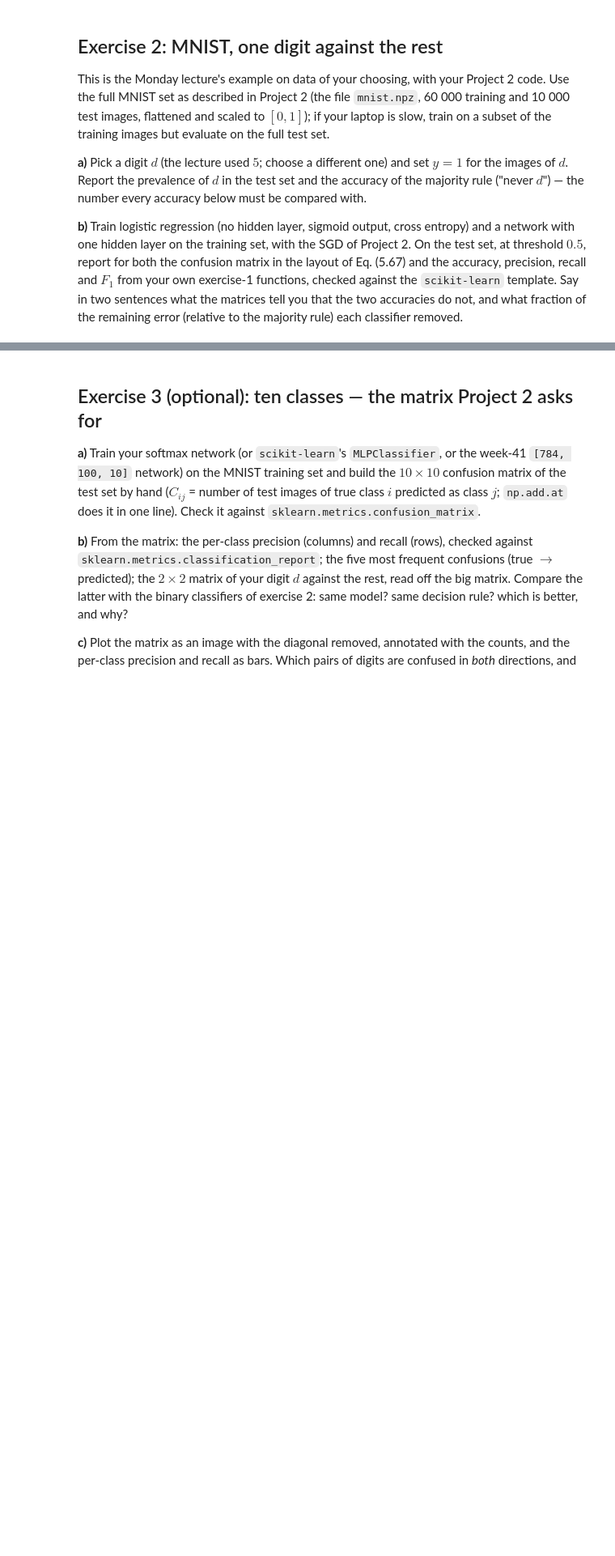
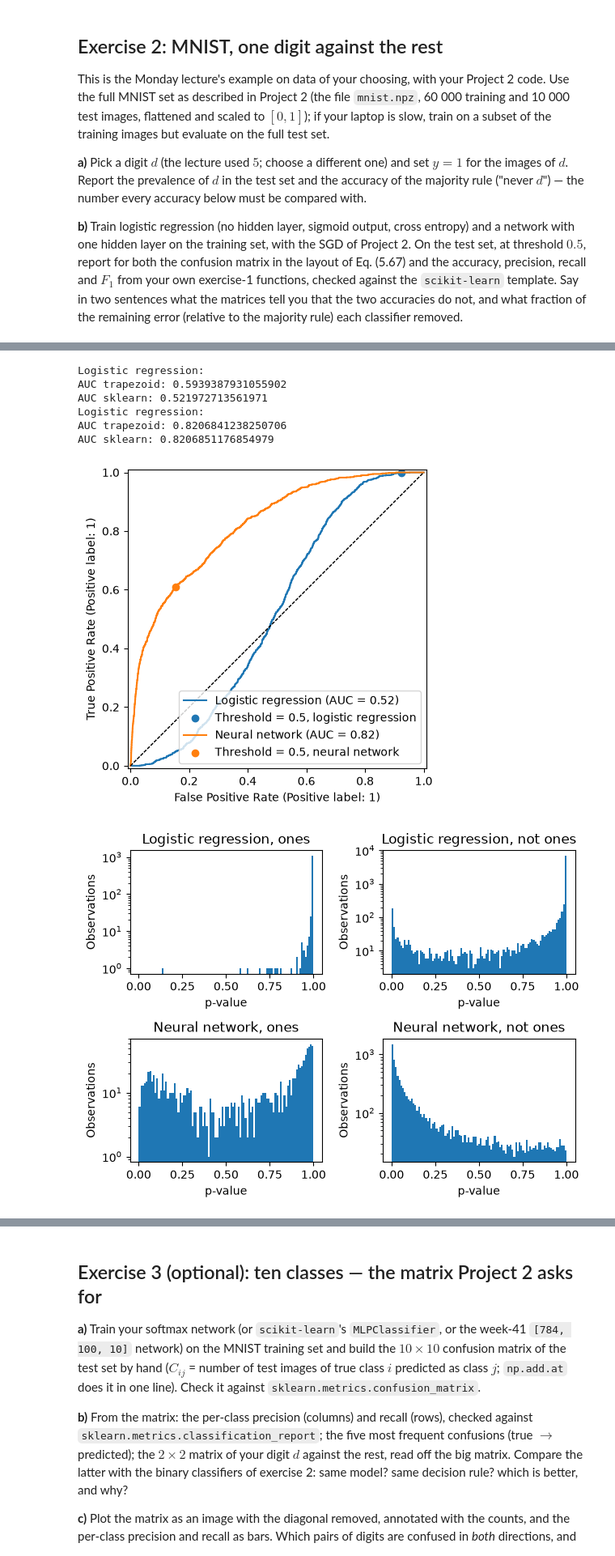
Before and after one commit to leanderlindgren/fys-stk4155_exercises, a Jupyter notebook: exercisesweek43.ipynb, the cells around one changed output, grey strips where cells are left out. Shown at 81% size. Drawn from its saved outputs; the diff is of its cells as text; code cells hidden in the pictures; blank space fills up the shorter version.

```diff
--- a/exercisesweek43.ipynb
+++ b/exercisesweek43.ipynb
@@ -468,0 +481,77 @@ you call the difference between your two classifiers significant?
+# %%
+fig, ax = plt.subplots()
+RocCurveDisplay.from_predictions(y_test, p_test_logreg.copy(), ax=ax, name="Logistic regression")
+ax.plot([0, 1], [0, 1], "k--", lw=0.8)
+ax.scatter(FPR_05_logreg, TPR_05_logreg, label="Threshold = 0.5, logistic regression")
+
+FPR, TPR = roc_curve(y_test, p_test_logreg)
+AUC_trap = auc_trapezoid(FPR, TPR)
+AUC_sklearn = roc_auc_score(y_test, p_test_logreg)
+
+print("Logistic regression:")
+print(f"AUC trapezoid: {AUC_trap}")
+print(f"AUC sklearn: {AUC_sklearn}")
+
+RocCurveDisplay.from_predictions(y_test, p_test_nn.copy(), ax=ax, name="Neural network")
+ax.plot([0, 1], [0, 1], "k--", lw=0.8)
+ax.scatter(FPR_05_nn, TPR_05_nn, label=f"Threshold = 0.5, neural network")
+
+FPR, TPR = roc_curve(y_test, p_test_nn)
+AUC_trap = auc_trapezoid(FPR, TPR)
+AUC_sklearn = roc_auc_score(y_test, p_test_nn)
+
+print("Logistic regression:")
+print(f"AUC trapezoid: {AUC_trap}")
+print(f"AUC sklearn: {AUC_sklearn}")
+
+plt.legend()
+plt.show()
+
+ones_idx = np.where(y_test == 1)
+not_ones_idx = np.where(y_test != 1)
+
+p_test_logreg_ones = p_test_logreg[ones_idx]
+p_test_logreg_not_ones = p_test_logreg[not_ones_idx]
+
+p_test_nn_ones = p_test_nn[ones_idx]
+p_test_nn_not_ones = p_test_nn[not_ones_idx]
+
+bins = np.linspace(0, 1, 100)
+
+fig, ax = plt.subplots(2, 2)
+
+ax[0][0].hist(p_test_logreg_ones, bins=bins)
+ax[0][0].set_yscale("log")
+ax[0][0].set_title("Logistic regression, ones")
+ax[0][0].set_xlabel("p-value")
+ax[0][0].set_ylabel("Observations")
+
+ax[0][1].hist(p_test_logreg_not_ones, bins=bins)
+ax[0][1].set_yscale("log")
+ax[0][1].set_title("Logistic regression, not ones")
+ax[0][1].set_xlabel("p-value")
+ax[0][1].set_ylabel("Observations")
+
+ax[1][0].hist(p_test_nn_ones, bins=bins)
+ax[1][0].set_yscale("log")
+ax[1][0].set_title("Neural network, ones")
+ax[1][0].set_xlabel("p-value")
+ax[1][0].set_ylabel("Observations")
+
+ax[1][1].hist(p_test_nn_not_ones, bins=bins)
+ax[1][1].set_yscale("log")
+ax[1][1].set_title("Neural network, not ones")
+ax[1][1].set_xlabel("p-value")
+ax[1][1].set_ylabel("Observations")
+
+plt.tight_layout()
+plt.show()
+# %% [output]
+Logistic regression:
+AUC trapezoid: 0.5939387931055902
+AUC sklearn: 0.521972713561971
+Logistic regression:
+AUC trapezoid: 0.8206841238250706
+AUC sklearn: 0.8206851176854979
+[figure, added]
+[figure, added]
```
Also changed, not shown: parts of 9 cells of this notebook.
